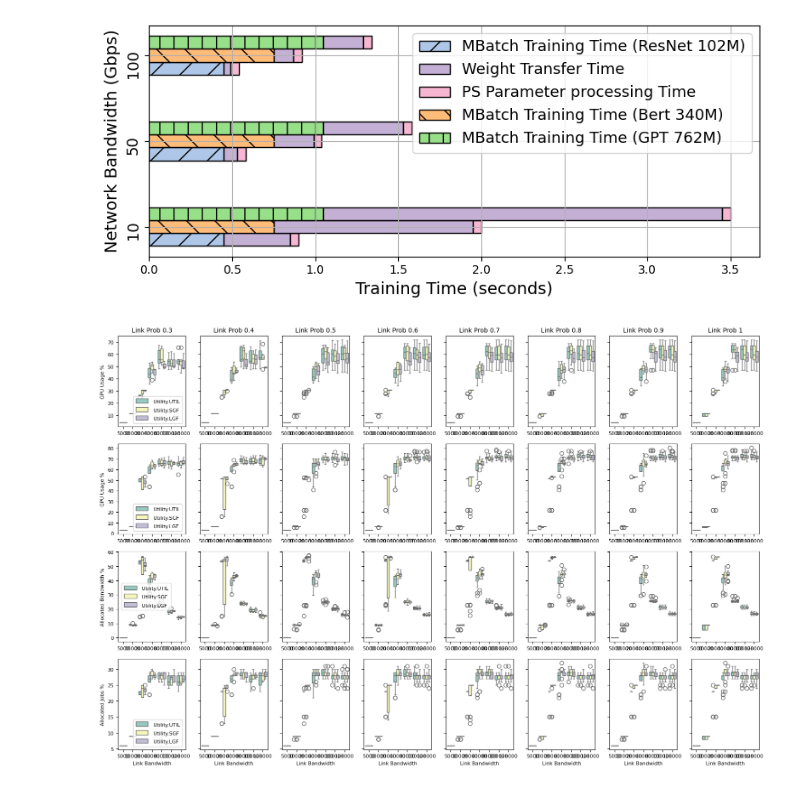
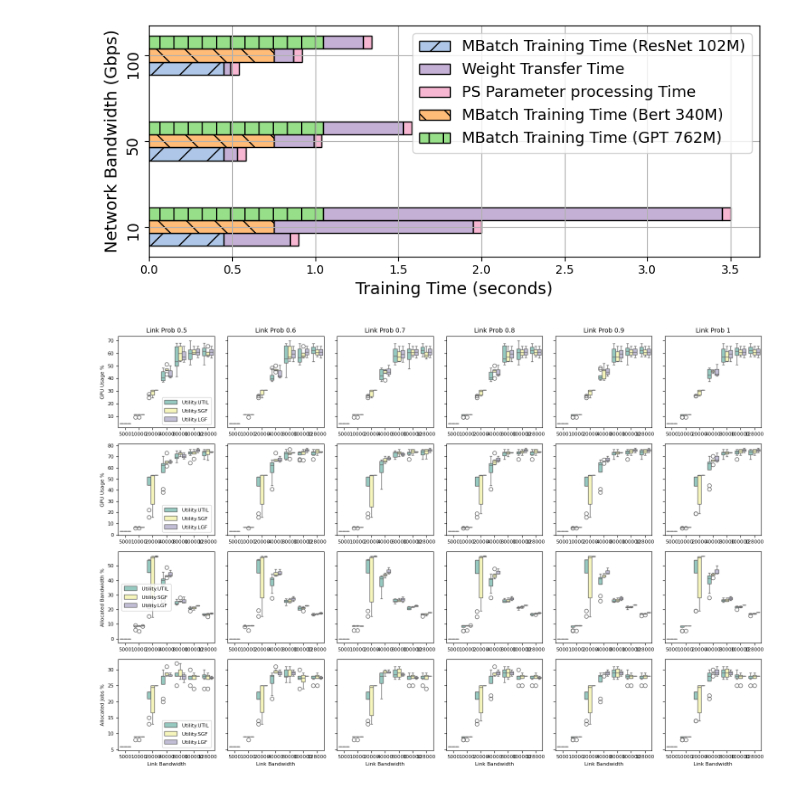
Before and after one commit to pintauroo/PlebyNet, a Jupyter notebook: plot.ipynb, the cells around one changed output. Saved outputs shown, nothing was run; the diff lists cells and outputs as text; code cells hidden in the pictures.

```diff
--- a/plot.ipynb
+++ b/plot.ipynb
@@ -920,35 +920,35 @@ def plot_combined_boxplots(data, link_probs):
         subset = data[(data['link_prob'] == link_prob)]
         for i, metric in enumerate(metrics):
             sns.boxplot(x='link_bw', y=metric, hue='utility', data=subset, palette='Set3', ax=axes[i, j])
             if i == 0:
                 axes[i, j].set_title(f'Link Prob {link_prob}', fontsize=10)
             if j == 0:
                 axes[i, j].set_ylabel(metric_labels[i], fontsize=8)
             else:
                 axes[i, j].set_ylabel('')
             if i == len(metrics) - 1:
                 axes[i, j].set_xlabel('Link Bandwidth', fontsize=8)
             else:
                 axes[i, j].set_xlabel('')
             axes[i, j].tick_params(axis='both', which='major', labelsize=8)
             if j != 0:
                 axes[i, j].legend_.remove()
             else:
                 axes[i, j].legend(title='Utility', fontsize=8)
                 axes[i, j].legend().get_title().set_fontsize(8)
                 for text in axes[i, j].legend().get_texts():
                     text.set_fontsize(8)
 
     plt.tight_layout()
     plt.show()
 
 # Define the link probabilities
-link_probs = [0.3, 0.4, 0.5, 0.6, 0.7, 0.8, 0.9, 1]
+link_probs = [0.5, 0.6, 0.7, 0.8, 0.9, 1]
 
 # Plot the combined boxplots
 plot_combined_boxplots(data, link_probs)
 # %% [output]
-[figure, old version]
+[figure, new version]
 # %%
 import pandas as pd
 import matplotlib.pyplot as plt
```
Also changed, not shown: parts of 2 cells of this notebook, 18 other files.
